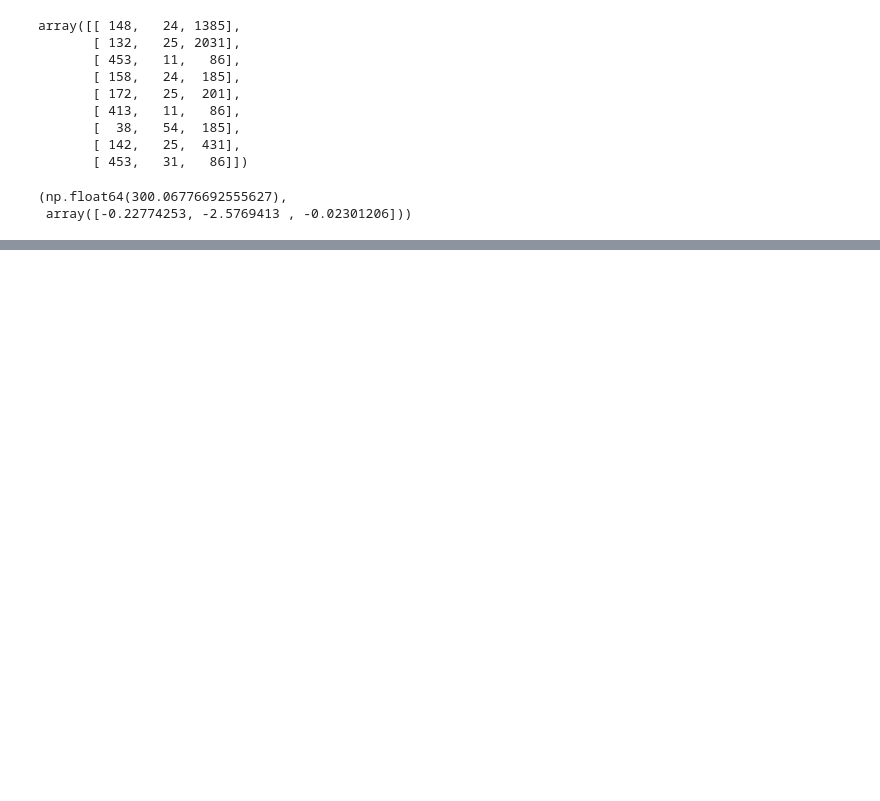
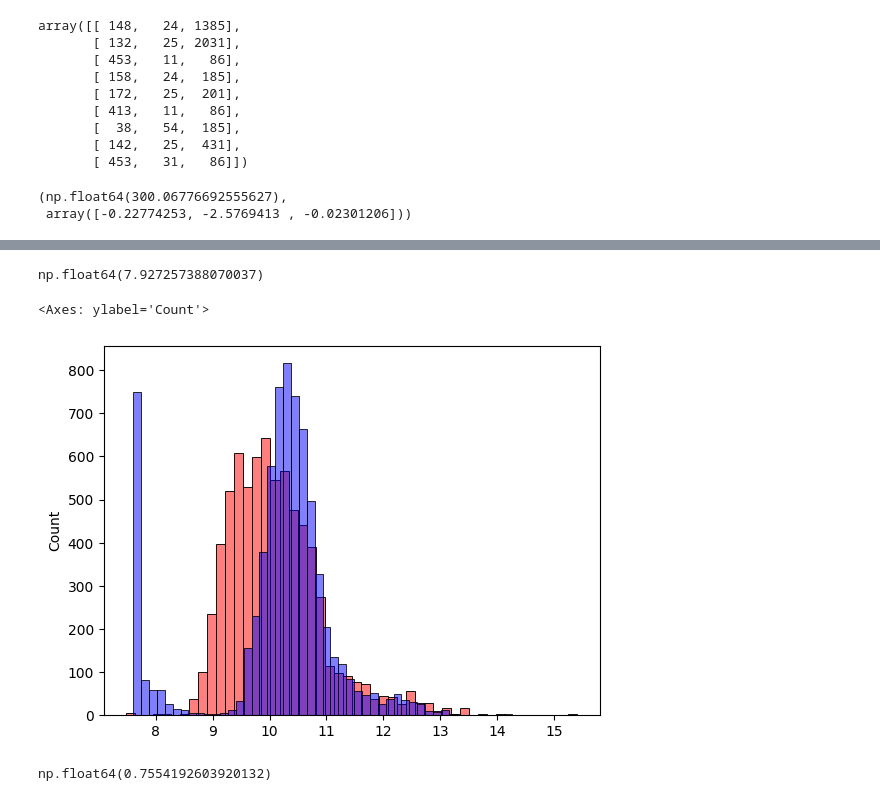
Before and after one commit to PABLOAFLORES/ML-ZOOMCAMP-HOMEWORK, a Jupyter notebook: 2.Regresion Lineal/Regresion Lineal.ipynb, the cells around one changed output, grey strips where cells are left out. Saved outputs shown, nothing was run; the diff lists cells and outputs as text; code cells hidden in the pictures; blank space fills up the shorter version.

```diff
--- a/2.Regresion Lineal/Regresion Lineal.ipynb
+++ b/2.Regresion Lineal/Regresion Lineal.ipynb
@@ -342,7 +334,8 @@ w0, w
 (np.float64(300.06776692555627),
  array([-0.22774253, -2.5769413 , -0.02301206]))
 # %%
-# Ponemos todo en una funcion que es lo que vamos a usar
+##################################IMPORTANTE#########################################
+# Ponemos todo en una funcion que es lo que vamos a usar para obetner el peso
 def train_linear_regression(X,y):
     ones = np.ones(X.shape[0])
     X = np.column_stack([ones,X])
@@ -351,5 +344,4 @@ def train_linear_regression(X,y):
     XTX_INV = np.linalg.inv(XTX )
     w_full = XTX_INV.dot(X.T).dot(y)
     return w_full[0], w_full[1:]
-train_linear_regression(X,y)
 # %% [output]
@@ -357,0 +371,29 @@ train_linear_regression(X,y)
+# %%
+# Nos quedamos con algunas columnas numericas
+base = ['engine_hp', 'engine_cylinders', 'highway_mpg',
+        'city_mpg', 'popularity']
+
+#X_train = df_train[base].fillna(0).values
+#Armamos funcion para preparar la X
+def prepare_X(df):
+    df_num = df[base]
+    df_num = df_num.fillna(0)
+    X = df_num.values
+    return X
+
+X_train = prepare_X(df_train)
+w0, w = train_linear_regression(X_train, y_train) # Aplicamos modelo y obtenemos los pesos
+#Armamos la y prediccion
+y_pred = w0 + X_train.dot(w)
+y_pred
+w0
+# %% [output]
+np.float64(7.927257388070037)
+# %%
+# Graficamos un histograma con 'y target' y con 'y predicciones'
+sns.histplot(y_pred, color="red", alpha=0.5, bins=50)
+sns.histplot(y_train, color="blue",alpha=0.5, bins=50)
+# Necesitamos otra forma de evaluar para ver si esta bien o no
+# %% [output]
+<Axes: ylabel='Count'>
+[figure, added]
@@ -357,0 +402,10 @@ train_linear_regression(X,y)
+# %%
+#definimos la funcion error cuadrado medio
+def rmse(y, y_pred):
+    se = ( y_pred - y) ** 2 # elevamos al cuadrado las diferencias
+    mse = se.mean() # promedio (suma divido la cantidad m)
+    return np.sqrt(mse) # raiz cuadrada
+
+rmse(y_train, y_pred)
+# %% [output]
+np.float64(0.7554192603920132)
```
Also changed, not shown: parts of 20 cells of this notebook.
